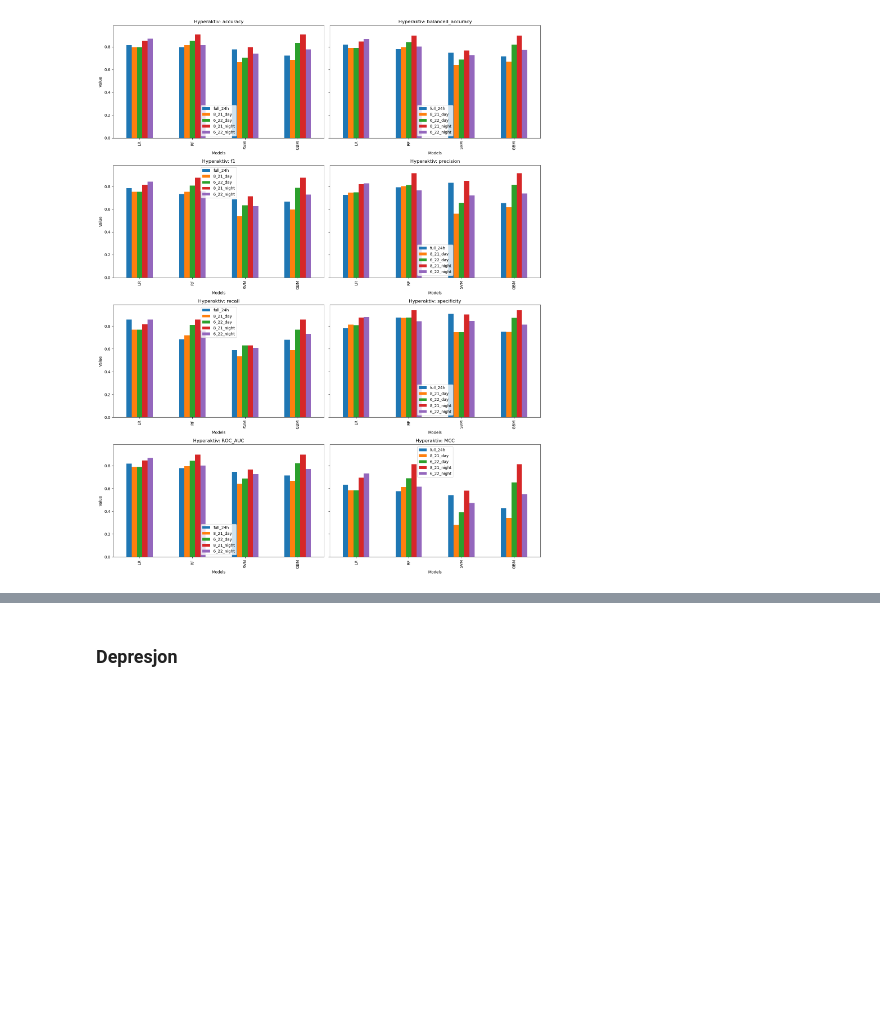
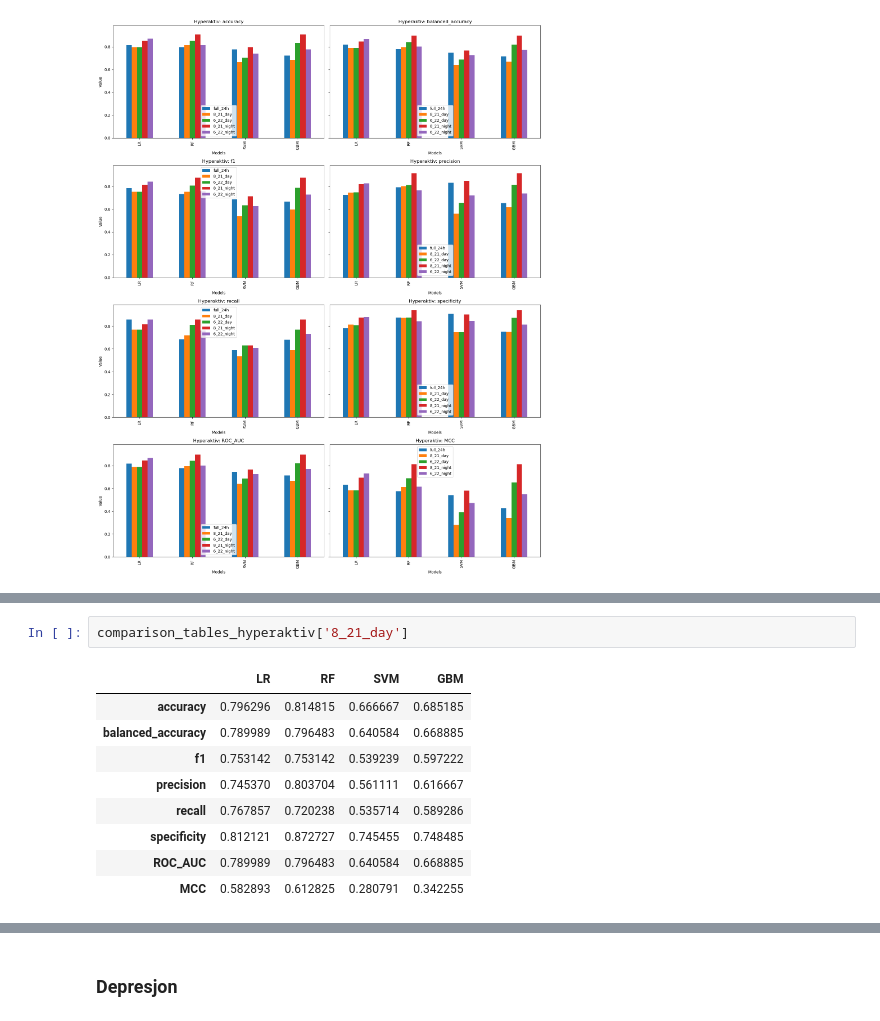
Before and after one commit to tunczyk101/Mental-Disorder-TS, a Jupyter notebook: plot_results.ipynb, the cells around one changed output, grey strips where cells are left out. Saved outputs shown, nothing was run; the diff lists cells and outputs as text; blank space fills up the shorter version.

```diff
--- a/plot_results.ipynb
+++ b/plot_results.ipynb
@@ -237,0 +274,12 @@ plot_day_night_full_comparison(all_models_results["hyperactiv"], "Hyperaktiv", f
+# %%
+comparison_tables_hyperaktiv['8_21_day']
+# %% [output]
+|  | LR | RF | SVM | GBM |
+| accuracy | 0.796296 | 0.814815 | 0.666667 | 0.685185 |
+| balanced_accuracy | 0.789989 | 0.796483 | 0.640584 | 0.668885 |
+| f1 | 0.753142 | 0.753142 | 0.539239 | 0.597222 |
+| precision | 0.745370 | 0.803704 | 0.561111 | 0.616667 |
+| recall | 0.767857 | 0.720238 | 0.535714 | 0.589286 |
+| specificity | 0.812121 | 0.872727 | 0.745455 | 0.748485 |
+| ROC_AUC | 0.789989 | 0.796483 | 0.640584 | 0.668885 |
+| MCC | 0.582893 | 0.612825 | 0.280791 | 0.342255 |
```
Also changed, not shown: parts of 20 cells of this notebook, 2 other files.
